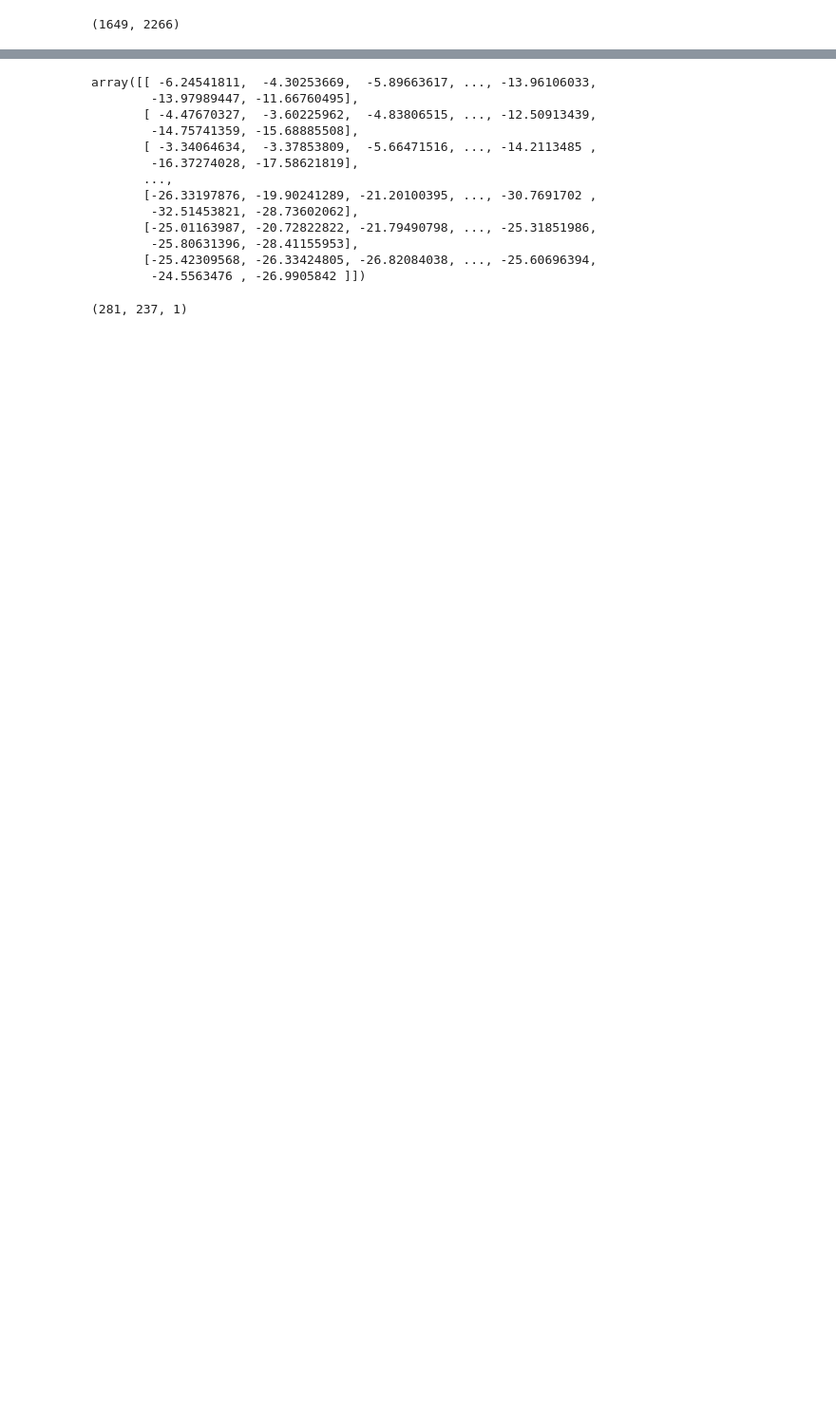
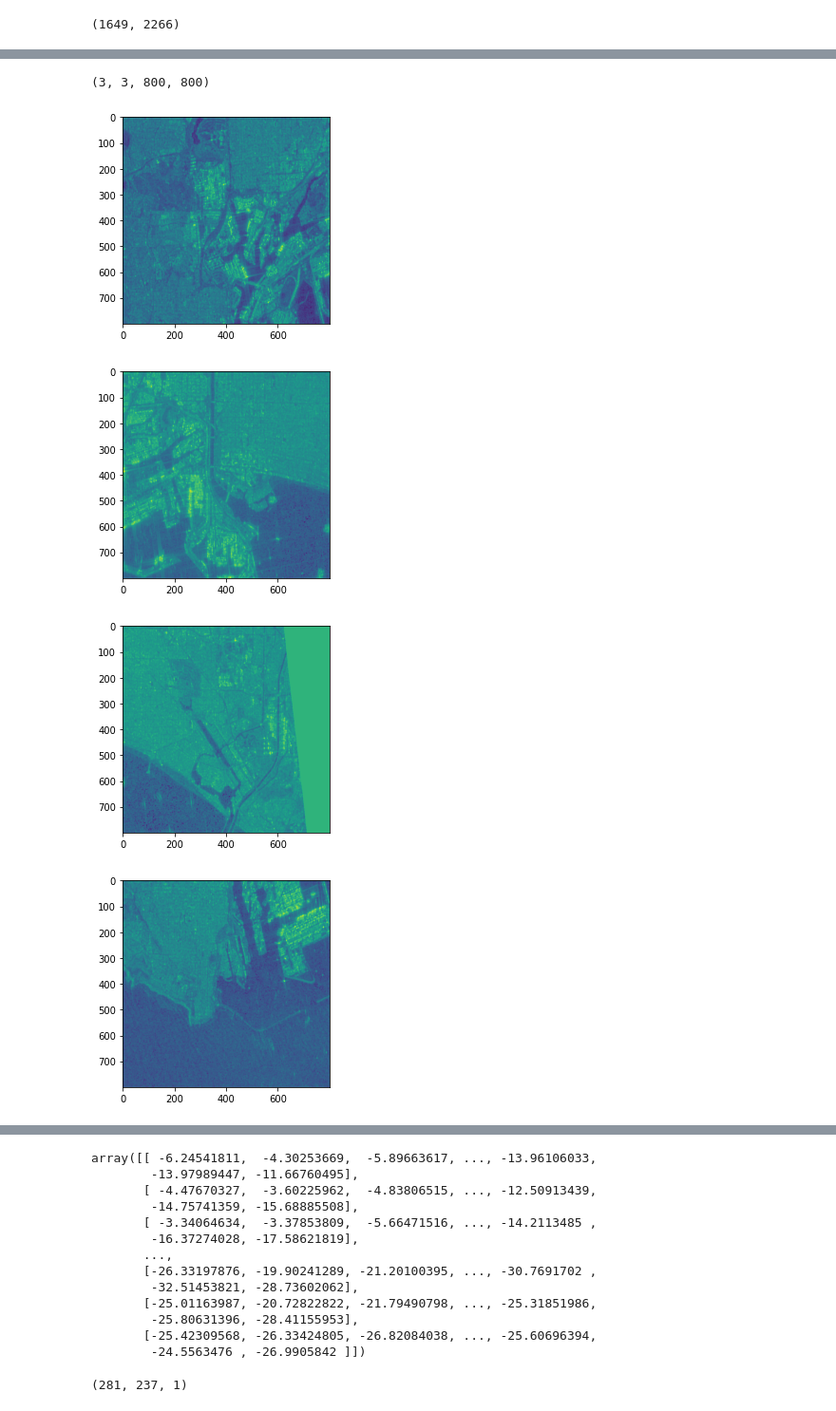
Before and after one commit to alexmak001/SAR-satelite-image-ship-detection, a Jupyter notebook: sean_notebooks/geel_img_getter-Copy1.ipynb, the cells around one changed output, grey strips where cells are left out. Shown at 95% size. Saved outputs shown, nothing was run; the diff lists cells and outputs as text; code cells hidden in the pictures; blank space fills up the shorter version.

```diff
--- a/sean_notebooks/geel_img_getter-Copy1.ipynb
+++ b/sean_notebooks/geel_img_getter-Copy1.ipynb
@@ -755,0 +766,27 @@ la_jan_5.shape
+# %%
+def reshape_split(image, kernel_size):
+    img_height, img_width = image.shape
+    tile_height, tile_width = kernel_size
+
+    tiled_array = image.reshape(img_height // tile_height,
+                               tile_height,
+                               img_width // tile_width,
+                               tile_width)
+    tiled_array = tiled_array.swapaxes(1,2)
+    return tiled_array
+# %%
+split = reshape_split(reshaped, (800,800))
+# %%
+split.shape
+# %% [output]
+(3, 3, 800, 800)
+# %%
+for i in range(split.shape[0]):
+    for j in range(split.shape[1]):
+        plt.imshow(split[i][j])
+        plt.show()
+# %% [output]
+[figure, added]
+[figure, added]
+[figure, added]
+[figure, added]
```
Also changed, not shown: parts of 12 cells of this notebook, 1 other file.
